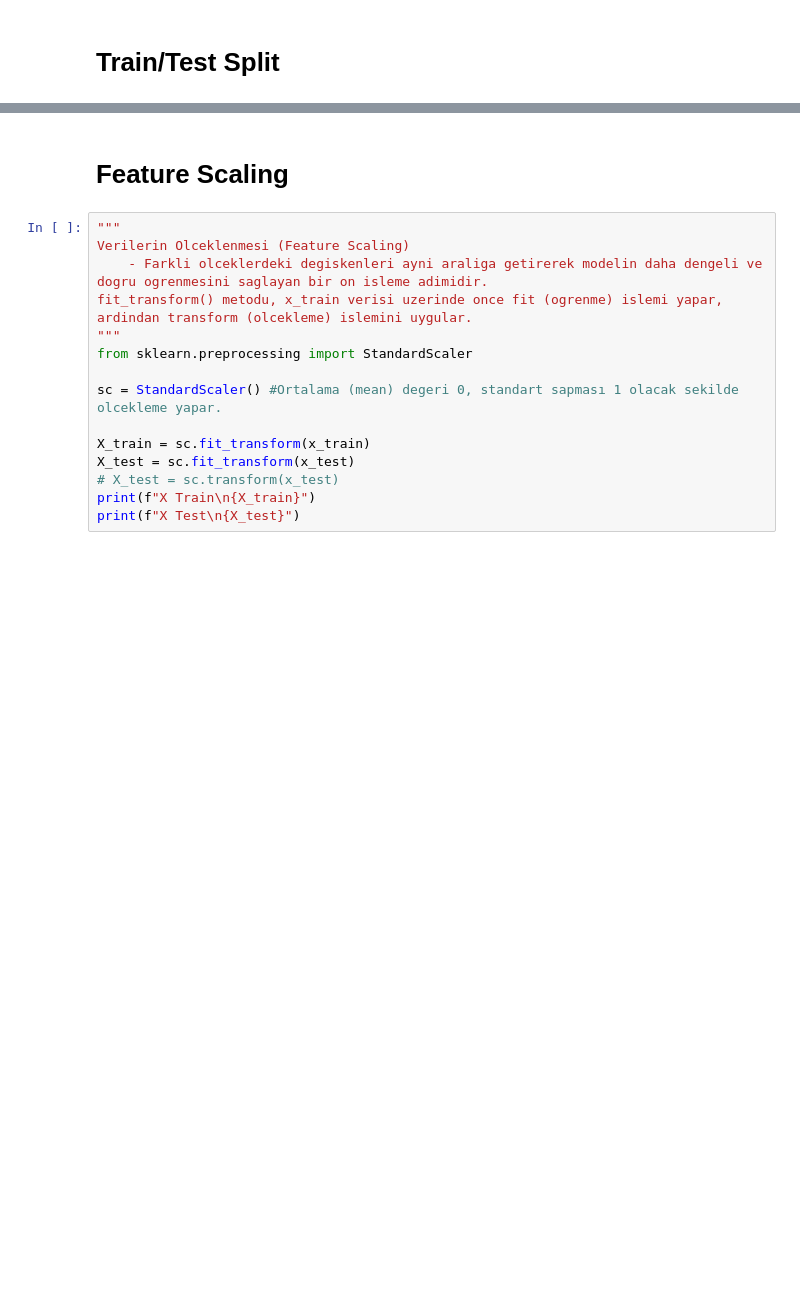
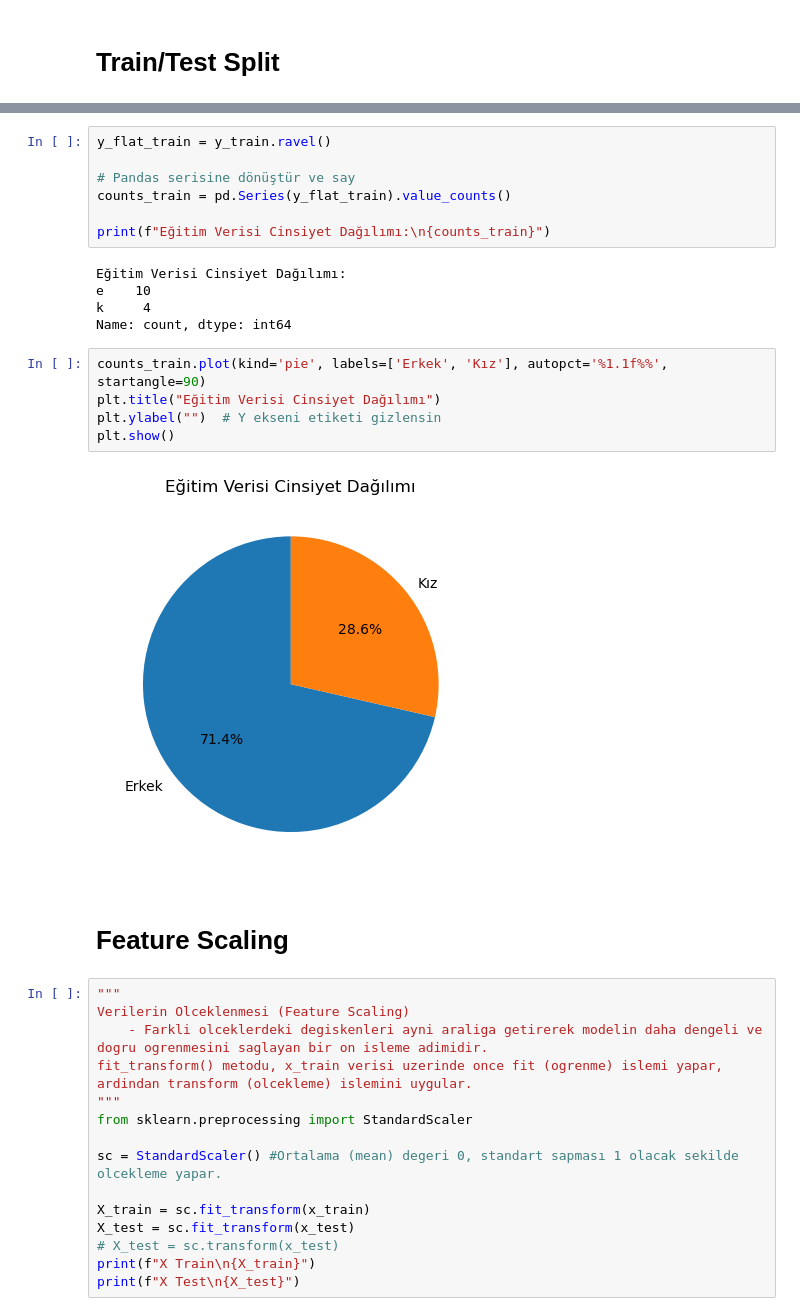
Before and after one commit to ecehanUzgun/machine-learning-with-python, a Jupyter notebook: Classification-LogisticRegression/LR_Introduction.ipynb, the cells around one changed output, grey strips where cells are left out. Saved outputs shown, nothing was run; the diff lists cells and outputs as text; blank space fills up the shorter version.

```diff
--- a/Classification-LogisticRegression/LR_Introduction.ipynb
+++ b/Classification-LogisticRegression/LR_Introduction.ipynb
@@ -101,6 +124,25 @@ X Train
  ['k']
  ['k']
  ['k']]
+# %%
+y_flat_train = y_train.ravel()
+
+# Pandas serisine dönüştür ve say
+counts_train = pd.Series(y_flat_train).value_counts()
+
+print(f"Eğitim Verisi Cinsiyet Dağılımı:\n{counts_train}")
+# %% [output]
+Eğitim Verisi Cinsiyet Dağılımı:
+e    10
+k     4
+Name: count, dtype: int64
+# %%
+counts_train.plot(kind='pie', labels=['Erkek', 'Kız'], autopct='%1.1f%%', startangle=90)
+plt.title("Eğitim Verisi Cinsiyet Dağılımı")
+plt.ylabel("")  # Y ekseni etiketi gizlensin
+plt.show()
+# %% [output]
+[figure, added]
 # %% [markdown]
 # Feature Scaling
 # %%
```
Also changed, not shown: parts of 5 cells of this notebook, 1 other file.
